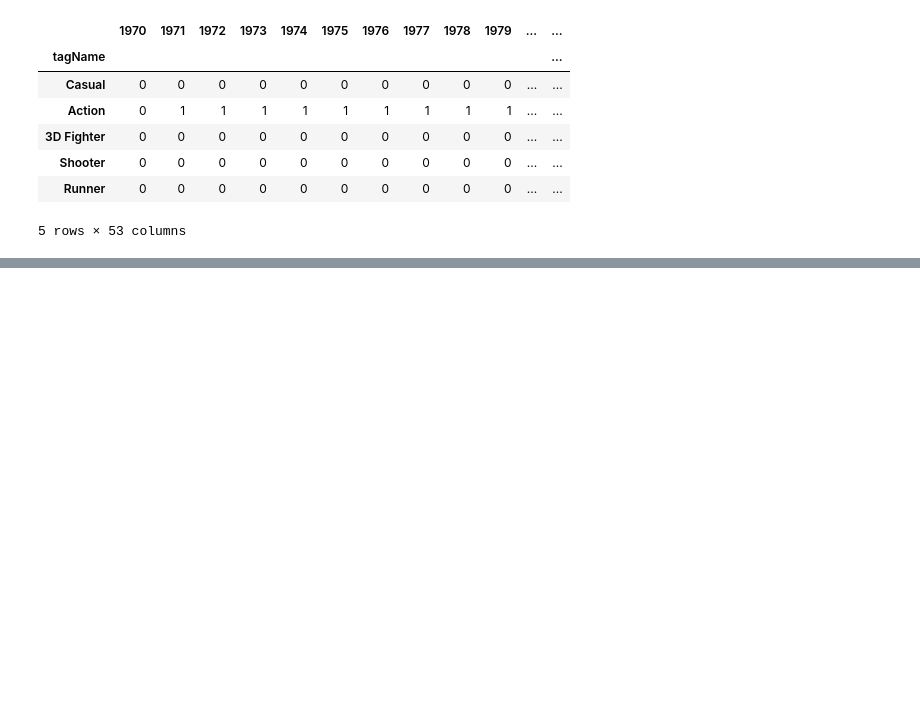
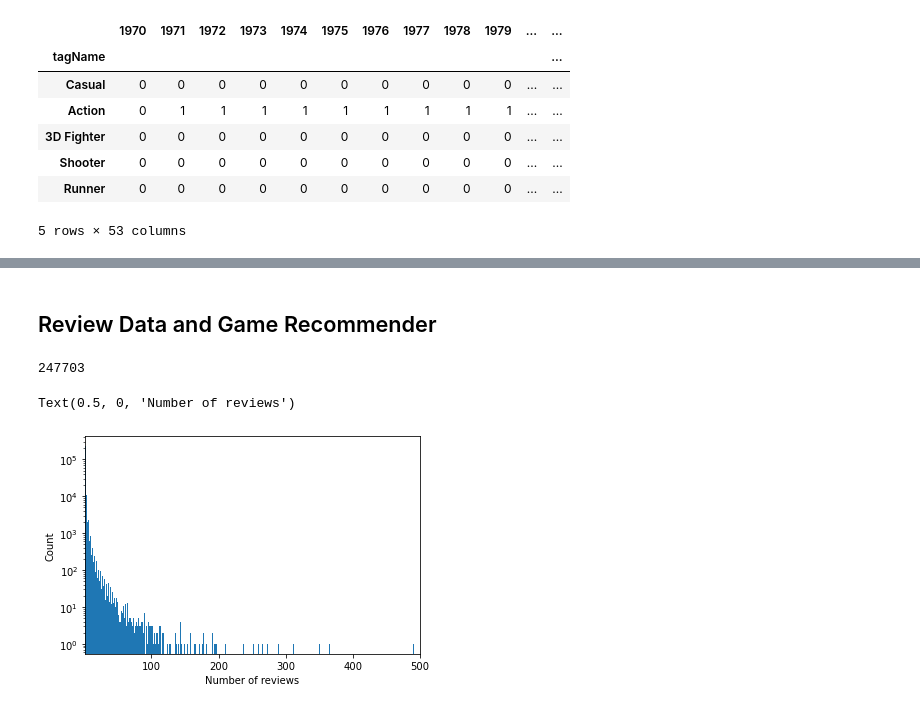
Before and after one commit to isam7/SteamScraping, a Jupyter notebook: Steam Data Analysis.ipynb, the cells around one changed output, grey strips where cells are left out. Drawn from its saved outputs; the diff is of its cells as text; code cells hidden in the pictures; blank space fills up the shorter version.

```diff
--- a/Steam Data Analysis.ipynb
+++ b/Steam Data Analysis.ipynb
@@ -627,0 +739,4 @@ NameError: name 'allGamesCount' is not defined
+# %% [markdown]
+## Review Data and Game Recommender
+# %%
+reviews = pd.read_json('SteamReviewsData.json')
@@ -627,0 +768,30 @@ NameError: name 'allGamesCount' is not defined
+# %%
+#Create empty list for collecting the counts of reviews for each author
+authorReviewsCount = {}
+
+#Create dictionary of review counts for each author, initialized to zero
+for uniqueAuthor in reviewsData['authorID'].unique():
+
+    #Append to dictionary
+    authorReviewsCount[uniqueAuthor] = 0
+
+#Iterate through review data
+for review in reviewsData.iterrows():
+
+    #Add to review count
+    authorReviewsCount[review[1]['authorID']] = authorReviewsCount[review[1]['authorID']] + 1
+# %%
+len(reviewsData['authorID'].unique())
+# %% [output]
+247703
+# %%
+#Make a histogram of review numbers
+plt.hist(authorReviewsCount.values(), bins = 500)
+
+plt.xlim(1,500)
+plt.yscale('log')
+plt.ylabel('Count')
+plt.xlabel('Number of reviews')
+# %% [output]
+Text(0.5, 0, 'Number of reviews')
+[figure, added]
```
Also changed, not shown: parts of 61 cells of this notebook.
